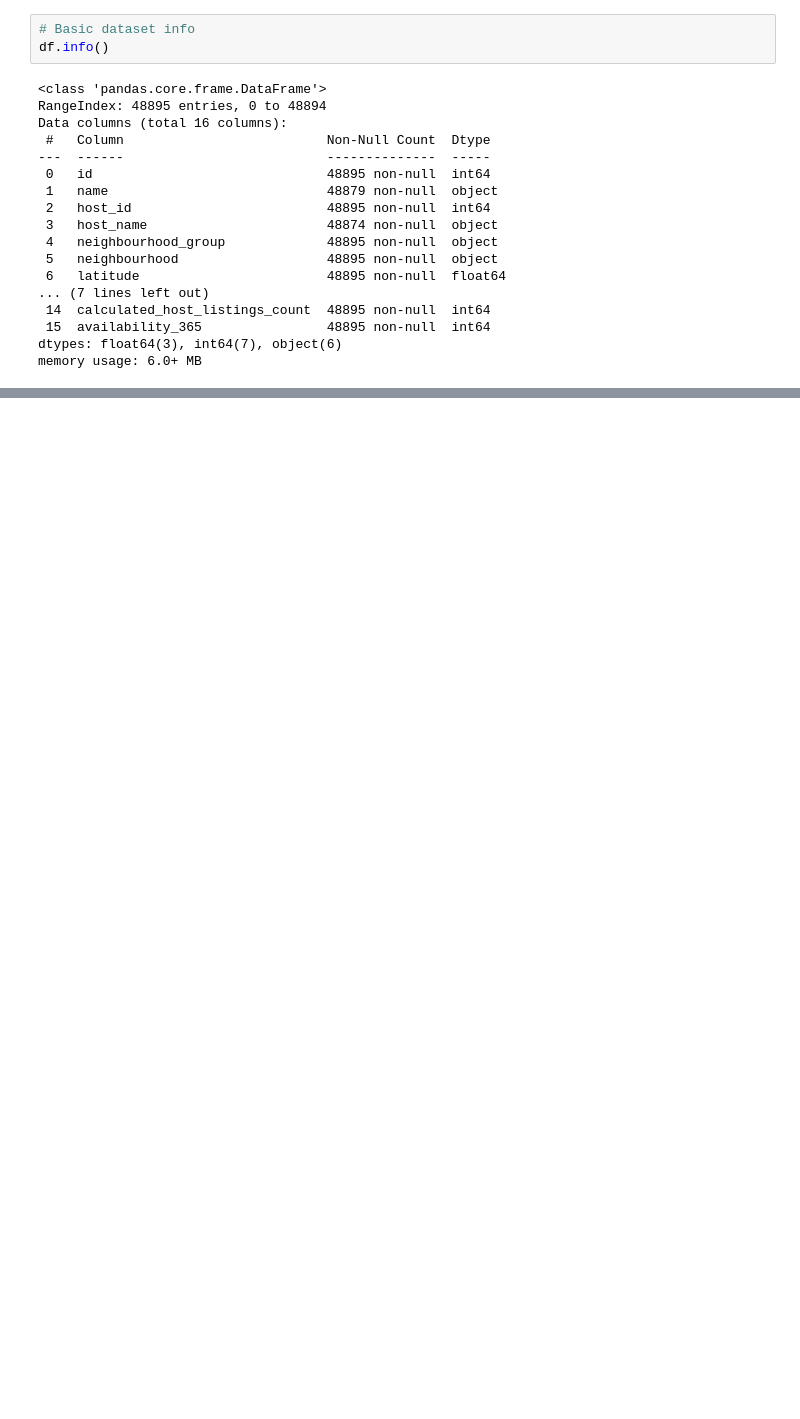
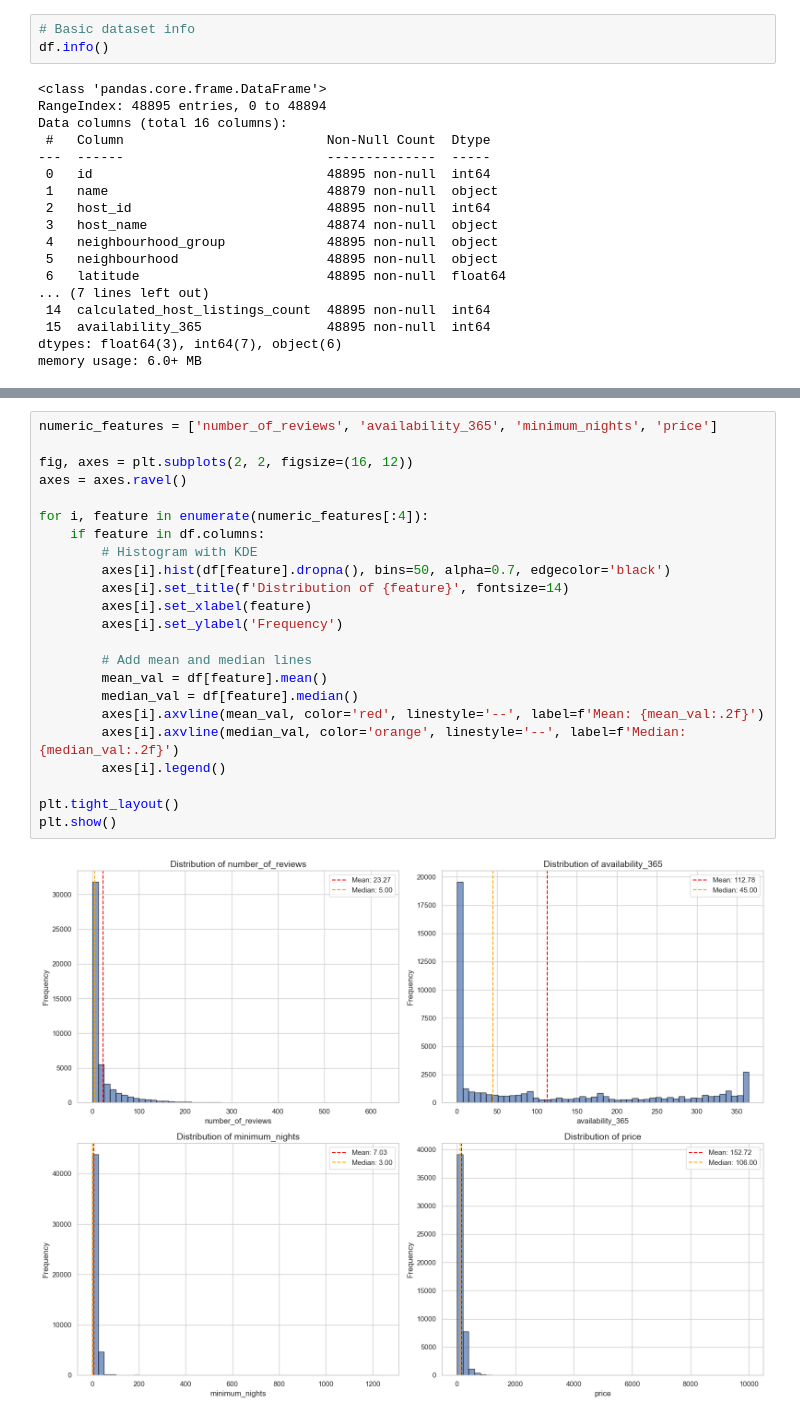
Before and after one commit to samp603/airbnb-price-predictor, a Jupyter notebook: notebooks/eda.ipynb, the cells around one changed output, grey strips where cells are left out. Drawn from its saved outputs; the diff is of its cells as text; blank space fills up the shorter version.

```diff
--- a/notebooks/eda.ipynb
+++ b/notebooks/eda.ipynb
@@ -72,0 +92,25 @@ plt.show()
+# %%
+numeric_features = ['number_of_reviews', 'availability_365', 'minimum_nights', 'price']
+
+fig, axes = plt.subplots(2, 2, figsize=(16, 12))
+axes = axes.ravel()
+
+for i, feature in enumerate(numeric_features[:4]):
+    if feature in df.columns:
+        # Histogram with KDE
+        axes[i].hist(df[feature].dropna(), bins=50, alpha=0.7, edgecolor='black')
+        axes[i].set_title(f'Distribution of {feature}', fontsize=14)
+        axes[i].set_xlabel(feature)
+        axes[i].set_ylabel('Frequency')
+
+        # Add mean and median lines
+        mean_val = df[feature].mean()
+        median_val = df[feature].median()
+        axes[i].axvline(mean_val, color='red', linestyle='--', label=f'Mean: {mean_val:.2f}')
+        axes[i].axvline(median_val, color='orange', linestyle='--', label=f'Median: {median_val:.2f}')
+        axes[i].legend()
+
+plt.tight_layout()
+plt.show()
+# %% [output]
+[figure, added]
```
Also changed, not shown: parts of 7 cells of this notebook, 1 other file.
